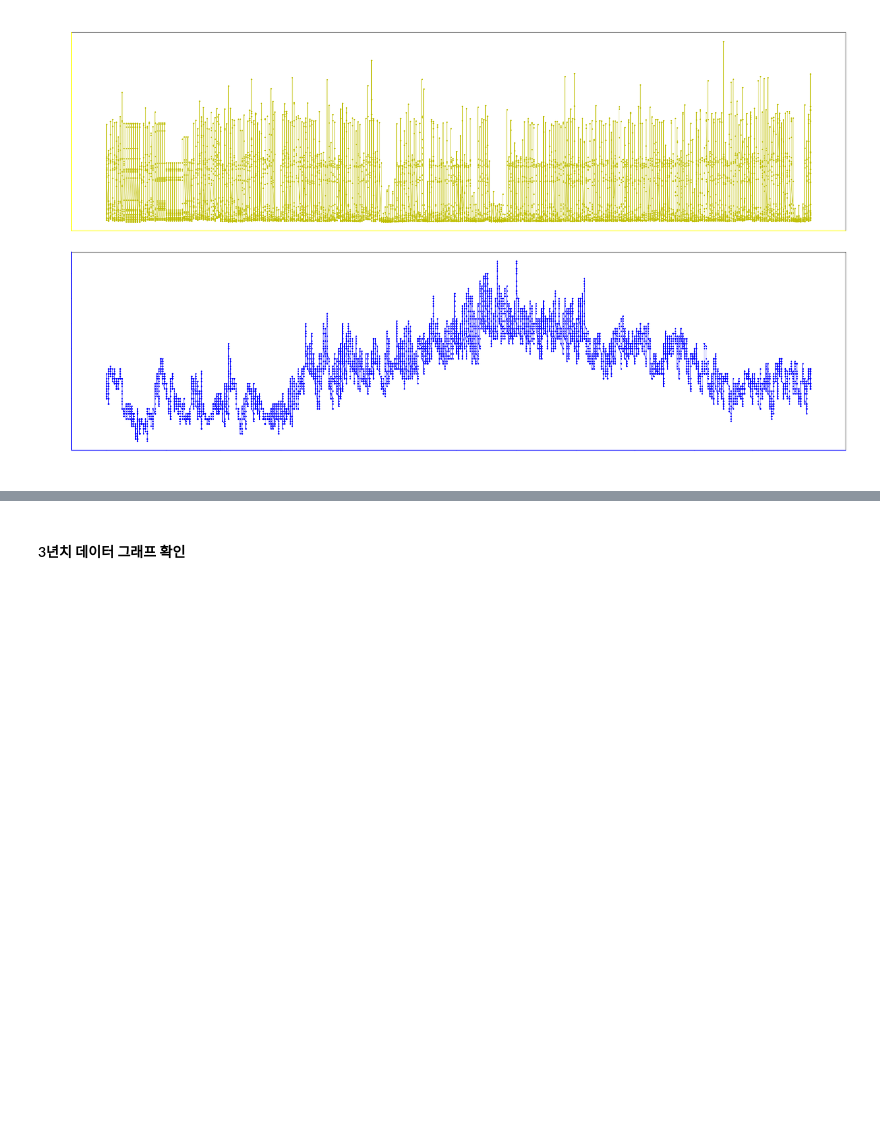
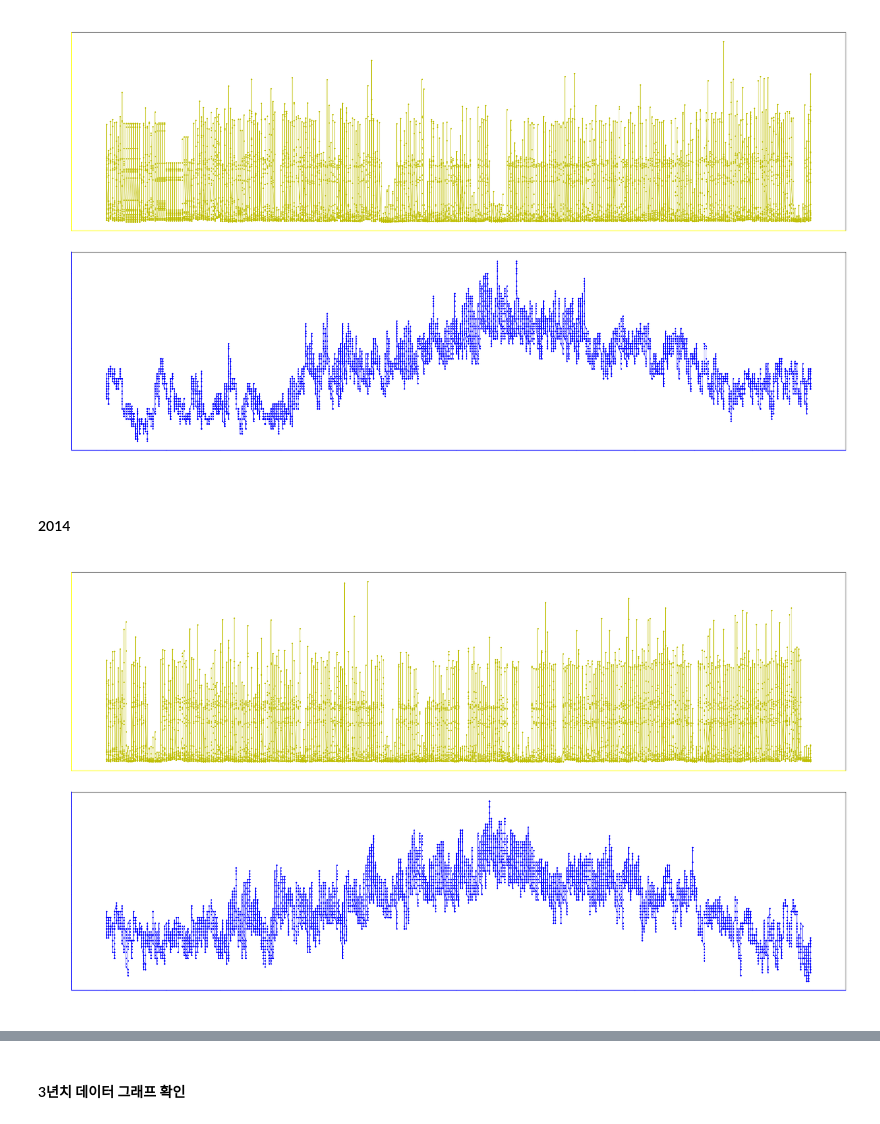
Before and after one commit to Chromatic-Hwi/Electric_Power_Forecasting, a Jupyter notebook: electric_power_consumption/LSTM_Enerssum.Ver.1.5-second_way.ipynb, the cells around one changed output, grey strips where cells are left out. Drawn from its saved outputs; the diff is of its cells as text; code cells hidden in the pictures; blank space fills up the shorter version.

```diff
--- a/electric_power_consumption/LSTM_Enerssum.Ver.1.5-second_way.ipynb
+++ b/electric_power_consumption/LSTM_Enerssum.Ver.1.5-second_way.ipynb
@@ -144,3 +146,17 @@ font_body = {'color': 'w', 'weight': 'bold', 'size': 15}
 Graph("2013's Time-Watt Graph", "2013's Time-Temp Graph", 1)
 # %% [output]
 [figure]
+# %% [markdown]
+#### 2014
+# %%
+x = Data_2014['Graph_Date']
+
+y1 = Data_2014['Watt']
+y2 = Data_2014['Temp']
+plt.figure(figsize=(30,17))
+font_head = {'color': 'w', 'weight': 'bold', 'size': 20}
+font_body = {'color': 'w', 'weight': 'bold', 'size': 15}
+
+Graph("2014's Time-Watt Graph", "2014's Time-Temp Graph", 1)
+# %% [output]
+[figure, added]
```
Also changed, not shown: parts of 15 cells of this notebook, 2 other files.
